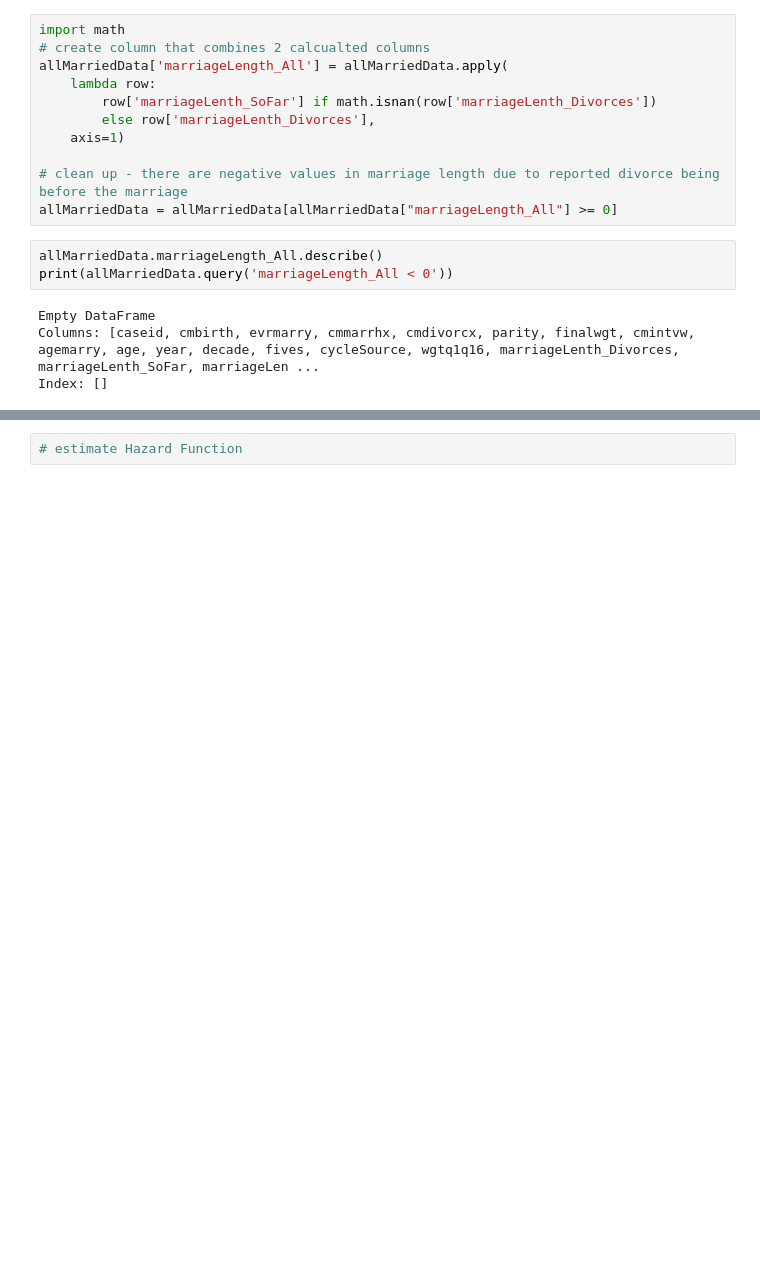
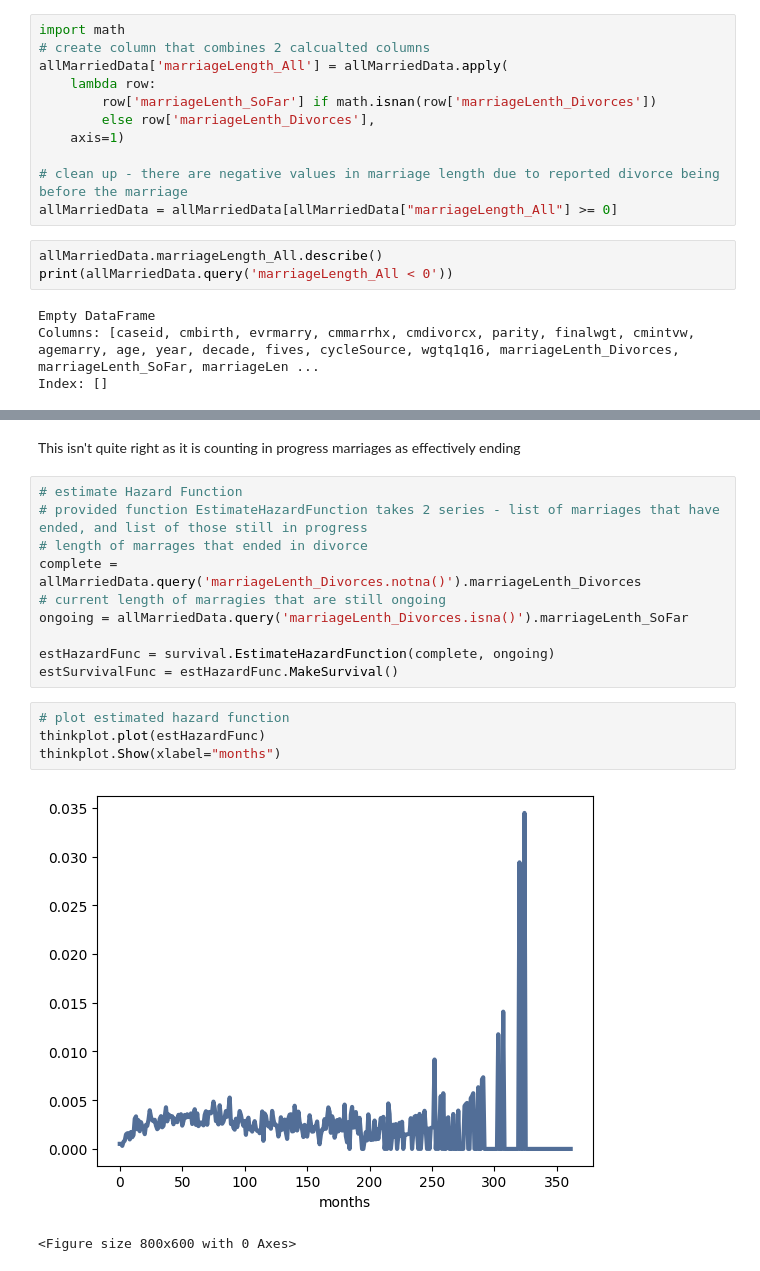
Before and after one commit to ryfrank/DSC530-FinalProject, a Jupyter notebook: Frank530Week10.ipynb, the cells around one changed output, grey strips where cells are left out. Cells and saved outputs as stored; diff of their text form; blank space fills up the shorter version.

```diff
--- a/Frank530Week10.ipynb
+++ b/Frank530Week10.ipynb
@@ -170,2 +172,19 @@ thinkplot.plot(sf)
-# %%
-# estimate Hazard Function
+# %% [markdown]
+This isn't quite right as it is counting in progress marriages as effectively ending
+# %%
+# estimate Hazard Function
+# provided function EstimateHazardFunction takes 2 series - list of marriages that have ended, and list of those still in progress
+# length of marrages that ended in divorce
+complete = allMarriedData.query('marriageLenth_Divorces.notna()').marriageLenth_Divorces
+# current length of marragies that are still ongoing
+ongoing = allMarriedData.query('marriageLenth_Divorces.isna()').marriageLenth_SoFar
+
+estHazardFunc = survival.EstimateHazardFunction(complete, ongoing)
+estSurvivalFunc = estHazardFunc.MakeSurvival()
+# %%
+# plot estimated hazard function
+thinkplot.plot(estHazardFunc)
+thinkplot.Show(xlabel="months")
+# %% [output]
+[figure, added]
+<Figure size 800x600 with 0 Axes>
```
Also changed, not shown: parts of 4 cells of this notebook.
